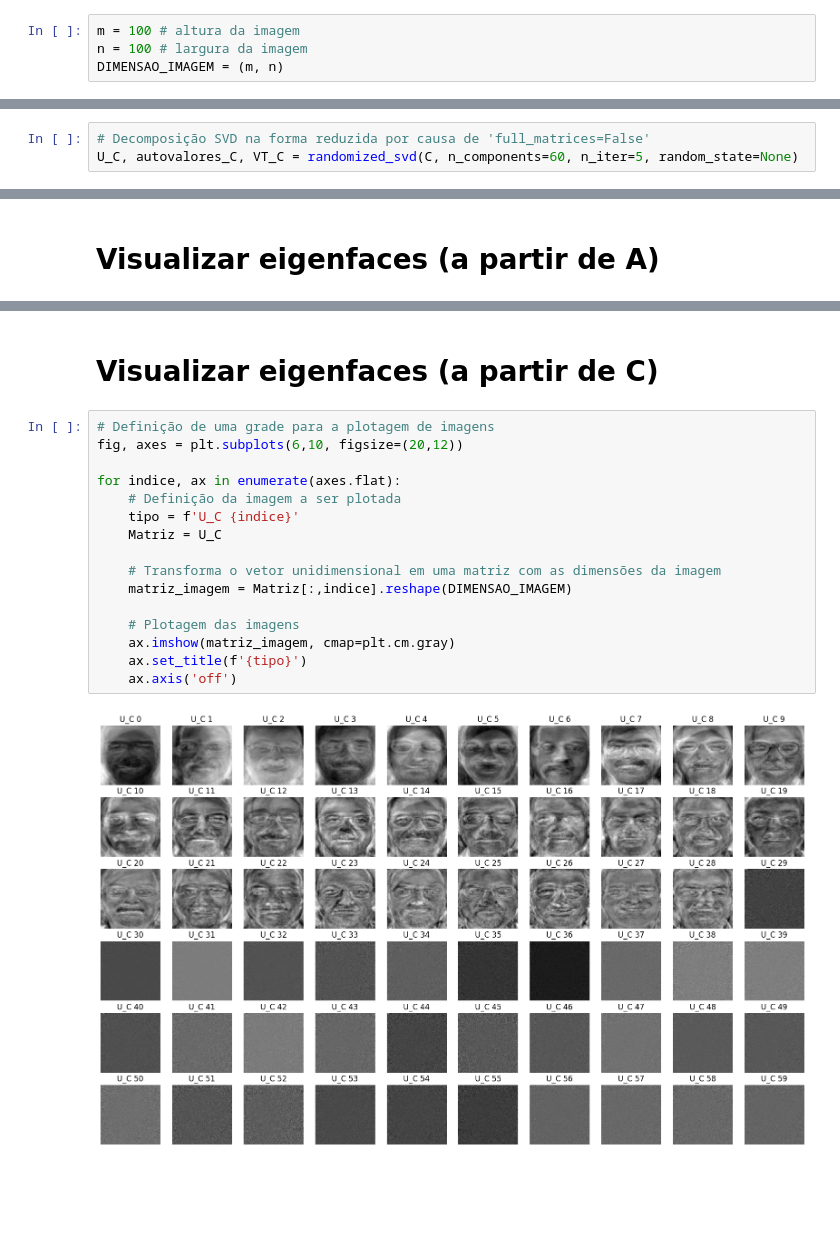
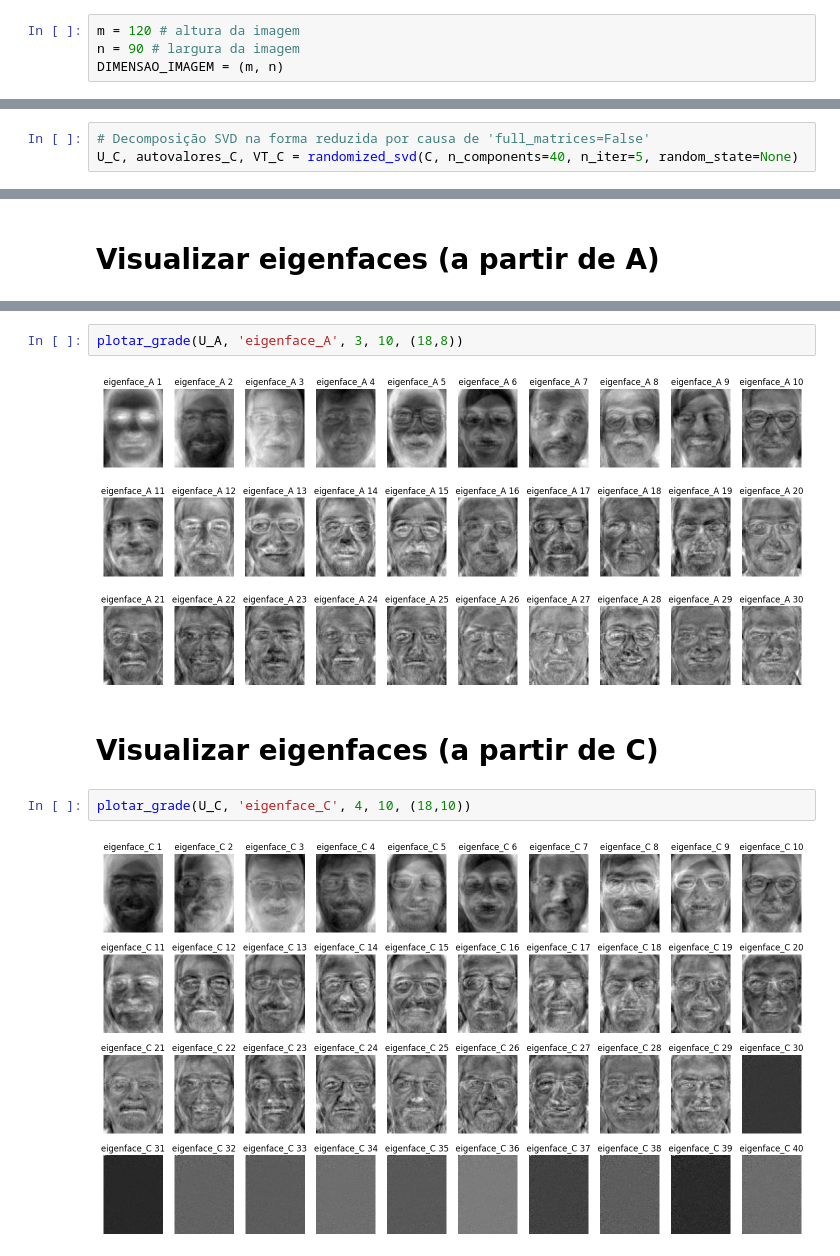
Before and after one commit to Gustavo-Murilo/Eigenfaces_EMAP, a Jupyter notebook: main_eigenfaces.ipynb, the cells around one changed output, grey strips where cells are left out. Drawn from its saved outputs; the diff is of its cells as text; blank space fills up the shorter version.

```diff
--- a/main_eigenfaces.ipynb
+++ b/main_eigenfaces.ipynb
@@ -10,8 +10,8 @@ from sklearn.utils.extmath import randomized_svd
 # %% [markdown]
 # Definição de constantes
 # %%
-m = 100 # altura da imagem
-n = 100 # largura da imagem
+m = 120 # altura da imagem
+n = 90 # largura da imagem
 DIMENSAO_IMAGEM = (m, n)
 # %% [markdown]
 # Definição de funções
@@ -129,6 +130,6 @@ C = np.cov(M)
 # %%
 # Decomposição SVD na forma reduzida por causa de 'full_matrices=False'
-U_C, autovalores_C, VT_C = randomized_svd(C, n_components=60, n_iter=5, random_state=None)
+U_C, autovalores_C, VT_C = randomized_svd(C, n_components=40, n_iter=5, random_state=None)
 # %%
 # Decomposição SVD na forma reduzida por causa de 'full_matrices=False'
 U_A, autovalores_A, _ = np.linalg.svd(A, full_matrices=False) # U já está ordenada em relação aos autovalores
@@ -155,20 +138,10 @@ for indice, ax in enumerate(axes.flat):
+# %%
+plotar_grade(U_A, 'eigenface_A', 3, 10, (18,8))
+# %% [output]
+[figure, added]
 # %% [markdown]
 # Visualizar eigenfaces (a partir de C)
 # %%
-# Definição de uma grade para a plotagem de imagens
-fig, axes = plt.subplots(6,10, figsize=(20,12))
-
-for indice, ax in enumerate(axes.flat):
-    # Definição da imagem a ser plotada
-    tipo = f'U_C {indice}'
-    Matriz = U_C
-
-    # Transforma o vetor unidimensional em uma matriz com as dimensões da imagem
-    matriz_imagem = Matriz[:,indice].reshape(DIMENSAO_IMAGEM)
-
-    # Plotagem das imagens
-    ax.imshow(matriz_imagem, cmap=plt.cm.gray)
-    ax.set_title(f'{tipo}')
-    ax.axis('off')
+plotar_grade(U_C, 'eigenface_C', 4, 10, (18,10))
 # %% [output]
-[figure, old version]
+[figure, new version]
```
Also changed, not shown: parts of 10 cells of this notebook.
